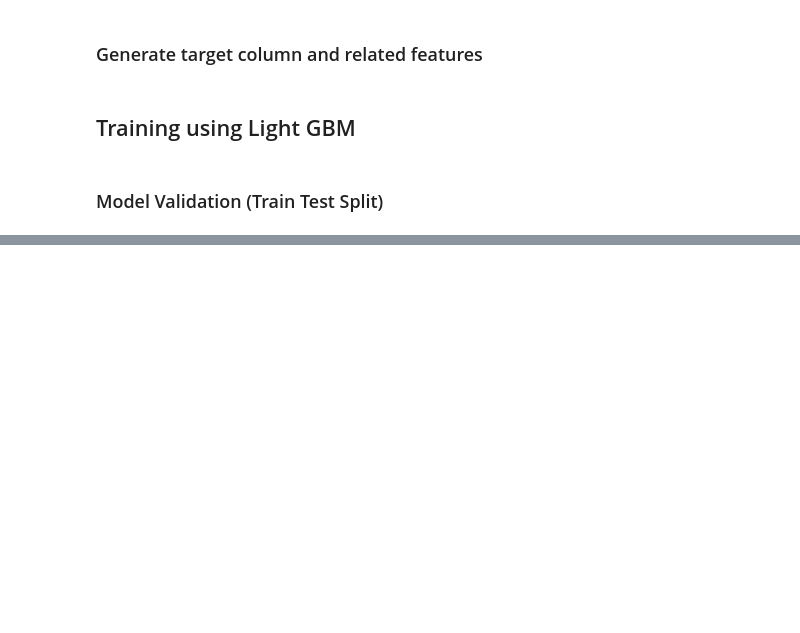
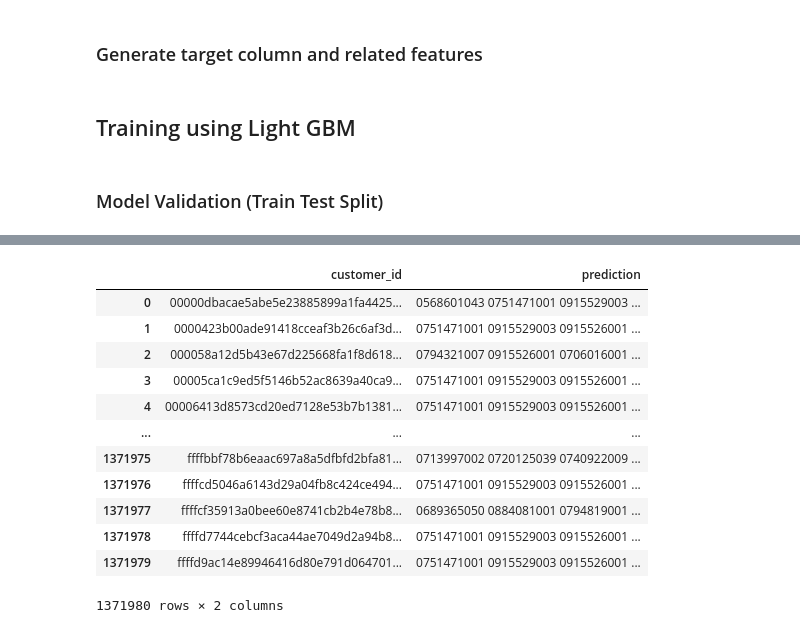
Before and after one commit to ManashJKonwar/Kaggle-HM-Recommender, a Jupyter notebook: hm-hybrid-training.ipynb, the cells around one changed output, grey strips where cells are left out. Cells and saved outputs as stored; diff of their text form; code cells hidden in the pictures; blank space fills up the shorter version.

Commit message:
Kaggle Notebook | H&M_Hybrid_Training | Version 17

```diff
--- a/hm-hybrid-training.ipynb
+++ b/hm-hybrid-training.ipynb
@@ -822,0 +920,17 @@ lgb.plot_importance(bst, figsize = (15, 10));
+# %%
+hybrid_submission_file = pd.read_csv(r'../input/hm-trained-models/hybrid_generic/hybrid_algo1_submission_v02.csv')
+hybrid_submission_file
+# %% [output]
+|  | customer_id | prediction |
+| 0 | 00000dbacae5abe5e23885899a1fa4425... | 0568601043 0751471001 0915529003 ... |
+| 1 | 0000423b00ade91418cceaf3b26c6af3d... | 0751471001 0915529003 0915526001 ... |
+| 2 | 000058a12d5b43e67d225668fa1f8d618... | 0794321007 0915526001 0706016001 ... |
+| 3 | 00005ca1c9ed5f5146b52ac8639a40ca9... | 0751471001 0915529003 0915526001 ... |
+| 4 | 00006413d8573cd20ed7128e53b7b1381... | 0751471001 0915529003 0915526001 ... |
+| ... | ... | ... |
+| 1371975 | ffffbbf78b6eaac697a8a5dfbfd2bfa81... | 0713997002 0720125039 0740922009 ... |
+| 1371976 | ffffcd5046a6143d29a04fb8c424ce494... | 0751471001 0915529003 0915526001 ... |
+| 1371977 | ffffcf35913a0bee60e8741cb2b4e78b8... | 0689365050 0884081001 0794819001 ... |
+| 1371978 | ffffd7744cebcf3aca44ae7049d2a94b8... | 0751471001 0915529003 0915526001 ... |
+| 1371979 | ffffd9ac14e89946416d80e791d064701... | 0751471001 0915529003 0915526001 ... |
+1371980 rows × 2 columns
```
Also changed, not shown: parts of 39 cells of this notebook.
